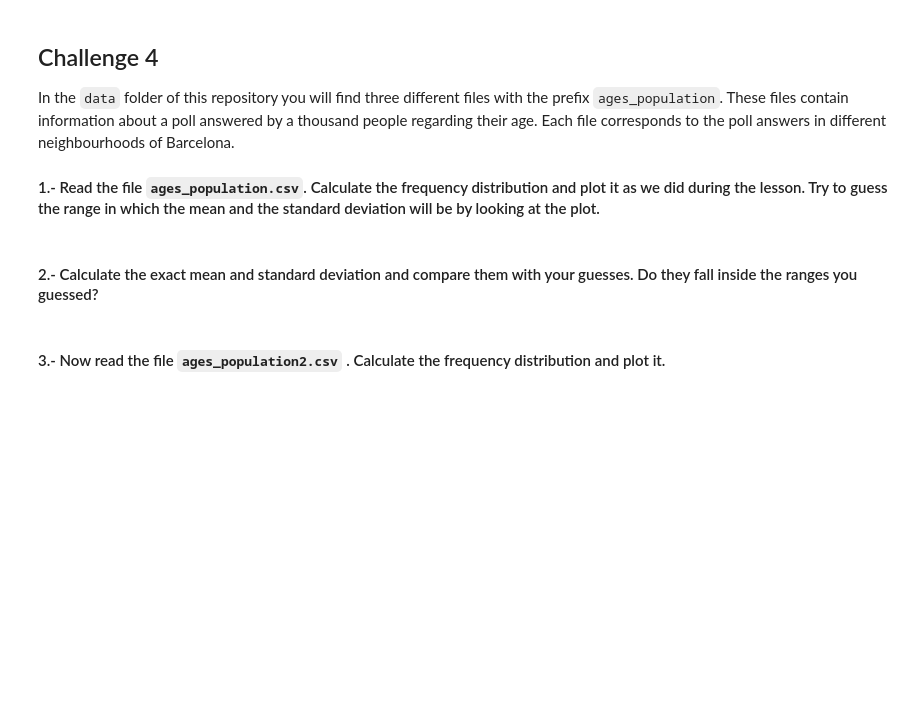
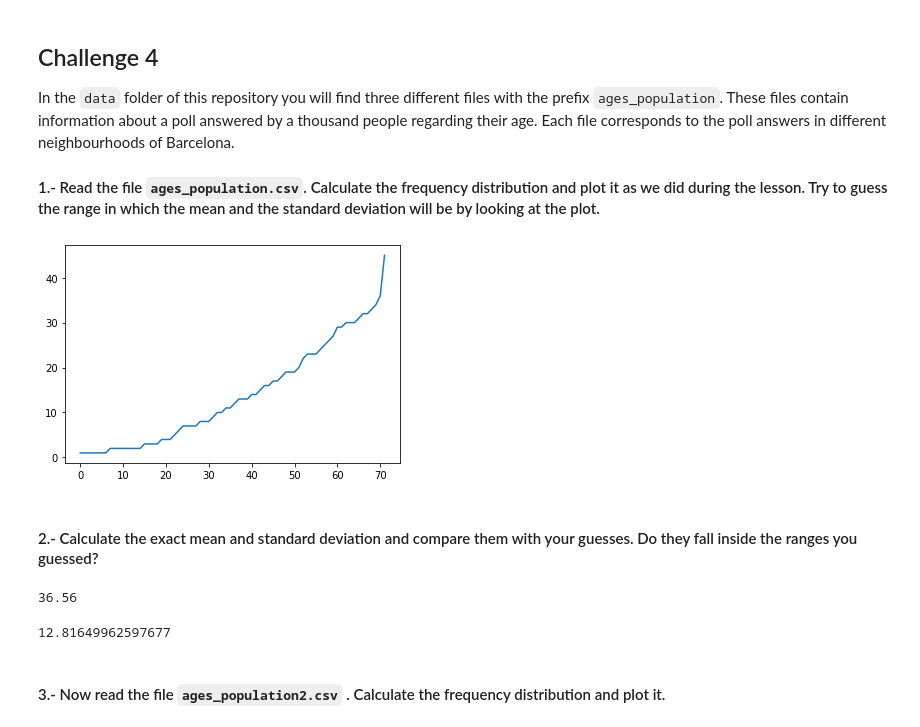
Before and after one commit to nunpepe/data-ber-06-20, a Jupyter notebook: Labs/module-2_labs/01_statistics/03_lab-descriptive-stats/your-code/main.ipynb, the cells around one changed output. Saved outputs shown, nothing was run; the diff lists cells and outputs as text; code cells hidden in the pictures; blank space fills up the shorter version.

```diff
--- a/Labs/module-2_labs/01_statistics/03_lab-descriptive-stats/your-code/main.ipynb
+++ b/Labs/module-2_labs/01_statistics/03_lab-descriptive-stats/your-code/main.ipynb
@@ -140,7 +196,24 @@ In the `data` folder of this repository you will find three different files with
+# %%
+# your code here
+url = pd.read_csv("../data/ages_population.csv")
+ages = pd.DataFrame(url)
+
+ages['observation'].value_counts().sort_values().reset_index(drop=True).plot();
+
+# since this plot is ledt-cued I would guess that the mean should be between 35- 50 and the std around +/- 30
+# %% [output]
+[figure, added]
 # %% [markdown]
 #### 2.- Calculate the exact mean and standard deviation and compare them with your guesses. Do they fall inside the ranges you guessed?
 # %%
 # your code here
+ages['observation'].mean()
+# %% [output]
+36.56
+# %%
+ages['observation'].std()
+# %% [output]
+12.81649962597677
 # %%
 """
 your comments here
```
Also changed, not shown: parts of 25 cells of this notebook, 2 other files.
